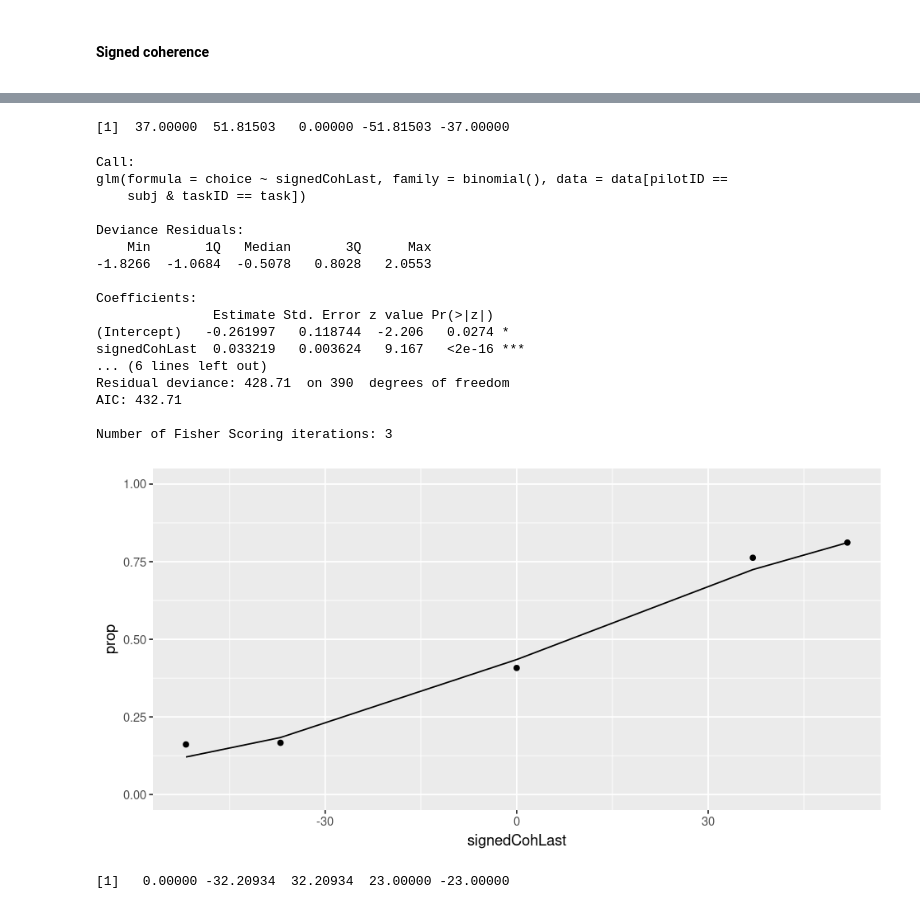
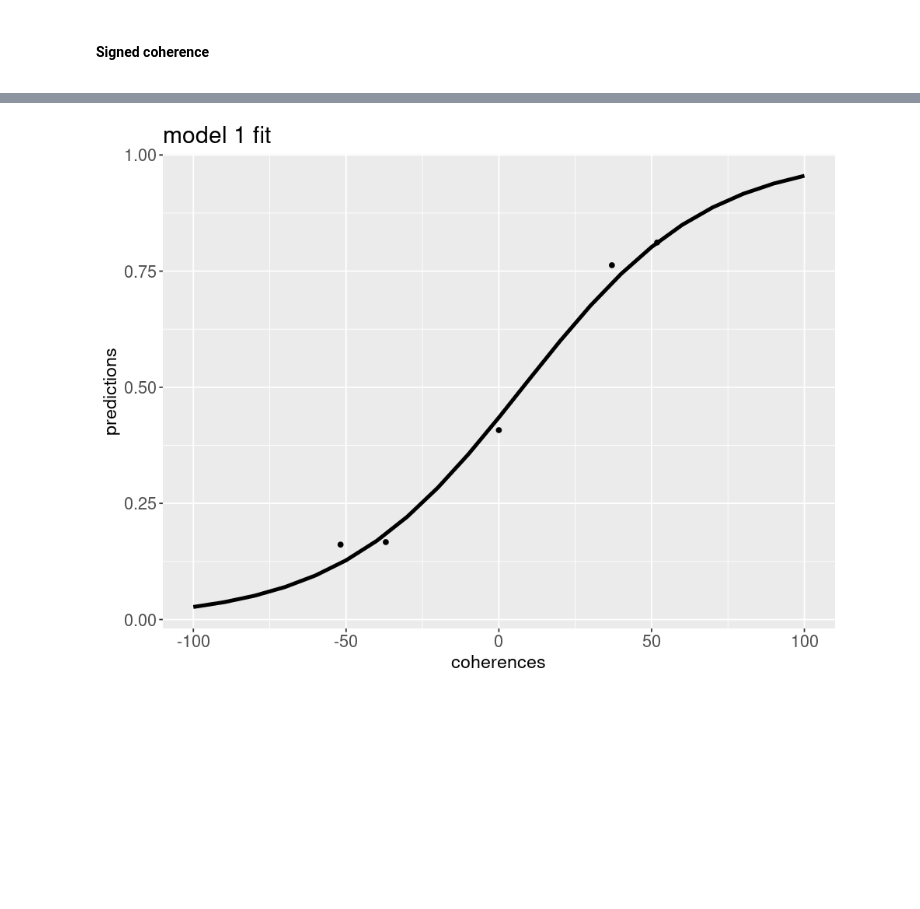
Before and after one commit to TheGoldLab/Analysis_SingleCP_DotsReversal, a Jupyter notebook: Jupyter/Pilot13-14/psychophysics.ipynb, the cells around one changed output, grey strips where cells are left out. Saved outputs shown, nothing was run; the diff lists cells and outputs as text; code cells hidden in the pictures; blank space fills up the shorter version.

Commit message:
logistic reg analysis Pilot13 -- pass 1

```diff
--- a/Jupyter/Pilot13-14/psychophysics.ipynb
+++ b/Jupyter/Pilot13-14/psychophysics.ipynb
@@ -49,3 +62,13 @@ names(QuestParams) <- c('13', '14')
+# %%
+mytheme <- theme(
+    plot.title=element_text(size=PLOT_TITLE_FONT_SIZE, lineheight=1.2),  # title
+    plot.subtitle=element_text(size=PLOT_SUBTITLE_FONT_SIZE),            # subtitle
+    plot.caption=element_text(size=PLOT_SUBTITLE_FONT_SIZE),             # caption
+    axis.title.x=element_text(size=AXES_LABEL_FONT),                     # X axis title
+    axis.title.y=element_text(size=AXES_LABEL_FONT),                     # Y axis title
+    axis.text.x=element_text(size=AXES_FONT),                            # X axis text
+    axis.text.y=element_text(size=AXES_FONT)                             # Y axis text
+    )
 # %% [markdown]
 ## Dataset handling
 # %% [markdown]
@@ -288,3 +271,11 @@ The current data (Pilot 11) has 11 stimulus levels, which correspond to the 11 s
 # %%
 subj <- '13'
 task <- '2'
+# %%
+# simplify existing dataset in order to consider 1 subject and 1 task:
+single <- data[taskID==task & pilotID==subj]
+# head(single)
+# %%
+# fit_logistic_single_pred(data[pilotID==subj & taskID==task], choice, "right", signedCohLast)
+M1 <- glm(choice ~ signedCohLast, single, family=binomial())
+M1
@@ -291,30 +292,20 @@ task <- '2'
+# %%
+coherences <- seq(-100,100,10)
+predictions <- my_logistic(coherences, linear_func(coef(summary(M1))))
+# %%
+# control output figure size
+options(repr.plot.width=8, repr.plot.height=6)
+ggplot(data.table(coherences, predictions), aes(x=coherences, y=predictions)) +
+    geom_line(size = 1.4) +
+    geom_point(aes(x=signedCohLast, y=propRight),
+               inherit.aes=FALSE,
+               data=single[,.(propRight=sum(choice=='right')/.N),by=.(signedCohLast)]) +
+    labs(title='model 1 fit') +
+    mytheme
+# %% [output]
+[figure, added]
 # %%
-unique(data[pilotID==subj & taskID==task & order(signedCohLast),.(signedCohLast)][,signedCohLast])
+# subj <- '14'
+# unique(data[pilotID==subj & taskID==task & order(signedCohLast),.(signedCohLast)][,signedCohLast])
-# %% [output]
-[1]  37.00000  51.81503   0.00000 -51.81503 -37.00000
 # %%
-fit_logistic_single_pred(data[pilotID==subj & taskID==task], choice, "right", signedCohLast)
+# fit_logistic_single_pred(data[pilotID==subj & taskID==task], choice, "right", signedCohLast)
-# %% [output]
-Call:
-glm(formula = choice ~ signedCohLast, family = binomial(), data = data[pilotID ==
-    subj & taskID == task])
-
-Deviance Residuals:
-    Min       1Q   Median       3Q      Max
--1.8266  -1.0684  -0.5078   0.8028   2.0553
-
-Coefficients:
-               Estimate Std. Error z value Pr(>|z|)
-(Intercept)   -0.261997   0.118744  -2.206   0.0274 *
-signedCohLast  0.033219   0.003624   9.167   <2e-16 ***
-... (6 lines left out)
-Residual deviance: 428.71  on 390  degrees of freedom
-AIC: 432.71
-
-Number of Fisher Scoring iterations: 3
-[figure, removed]
-# %%
-subj <- '14'
-unique(data[pilotID==subj & taskID==task & order(signedCohLast),.(signedCohLast)][,signedCohLast])
-# %% [output]
-[1]   0.00000 -32.20934  32.20934  23.00000 -23.00000
```
Also changed, not shown: parts of 36 cells of this notebook.
